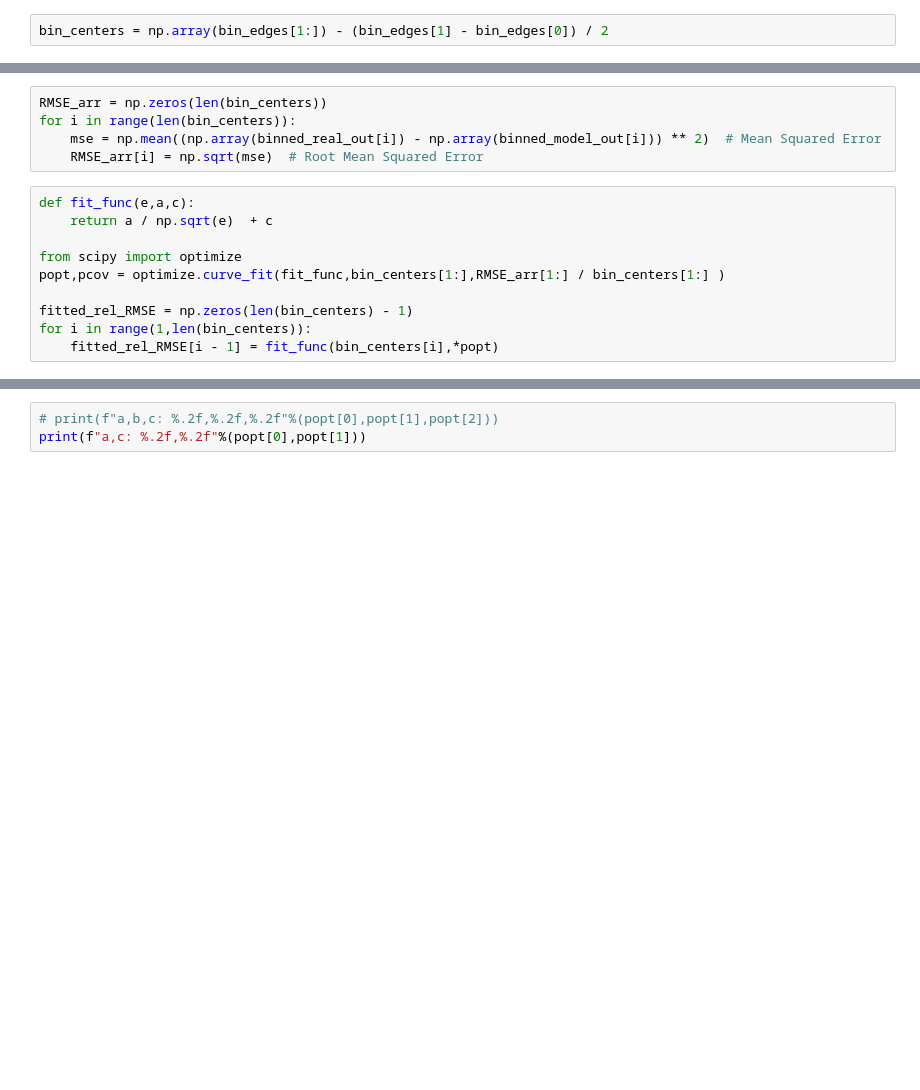
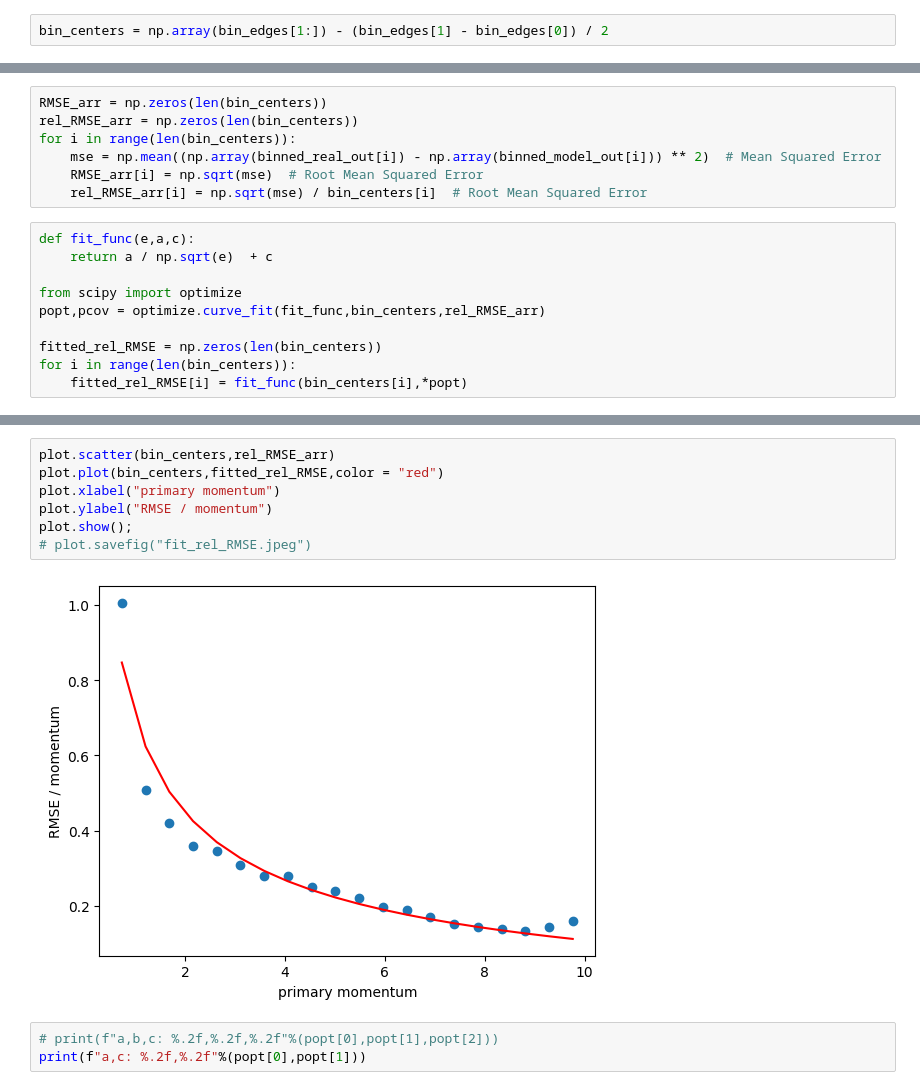
Before and after one commit to RowanKell/work_eic, a Jupyter notebook: macros/Timing_estimation/CFDEnergyTiming.ipynb, the cells around one changed output, grey strips where cells are left out. Drawn from its saved outputs; the diff is of its cells as text; blank space fills up the shorter version.

```diff
--- a/macros/Timing_estimation/CFDEnergyTiming.ipynb
+++ b/macros/Timing_estimation/CFDEnergyTiming.ipynb
@@ -720,16 +484,18 @@ bin_centers = np.array(bin_edges[1:]) - (bin_edges[1] - bin_edges[0]) / 2
 # %%
 RMSE_arr = np.zeros(len(bin_centers))
+rel_RMSE_arr = np.zeros(len(bin_centers))
 for i in range(len(bin_centers)):
     mse = np.mean((np.array(binned_real_out[i]) - np.array(binned_model_out[i])) ** 2)  # Mean Squared Error
     RMSE_arr[i] = np.sqrt(mse)  # Root Mean Squared Error
+    rel_RMSE_arr[i] = np.sqrt(mse) / bin_centers[i]  # Root Mean Squared Error
 # %%
 def fit_func(e,a,c):
     return a / np.sqrt(e)  + c
 
 from scipy import optimize
-popt,pcov = optimize.curve_fit(fit_func,bin_centers[1:],RMSE_arr[1:] / bin_centers[1:] )
+popt,pcov = optimize.curve_fit(fit_func,bin_centers,rel_RMSE_arr)
 
-fitted_rel_RMSE = np.zeros(len(bin_centers) - 1)
-for i in range(1,len(bin_centers)):
-    fitted_rel_RMSE[i - 1] = fit_func(bin_centers[i],*popt)
+fitted_rel_RMSE = np.zeros(len(bin_centers))
+for i in range(len(bin_centers)):
+    fitted_rel_RMSE[i] = fit_func(bin_centers[i],*popt)
 # %%
@@ -744,3 +510,12 @@ plot.show();
+# %%
+plot.scatter(bin_centers,rel_RMSE_arr)
+plot.plot(bin_centers,fitted_rel_RMSE,color = "red")
+plot.xlabel("primary momentum")
+plot.ylabel("RMSE / momentum")
+plot.show();
+# plot.savefig("fit_rel_RMSE.jpeg")
+# %% [output]
+[figure, added]
 # %%
 # print(f"a,b,c: %.2f,%.2f,%.2f"%(popt[0],popt[1],popt[2]))
 print(f"a,c: %.2f,%.2f"%(popt[0],popt[1]))
```
Also changed, not shown: parts of 15 cells of this notebook, 8 other files.
